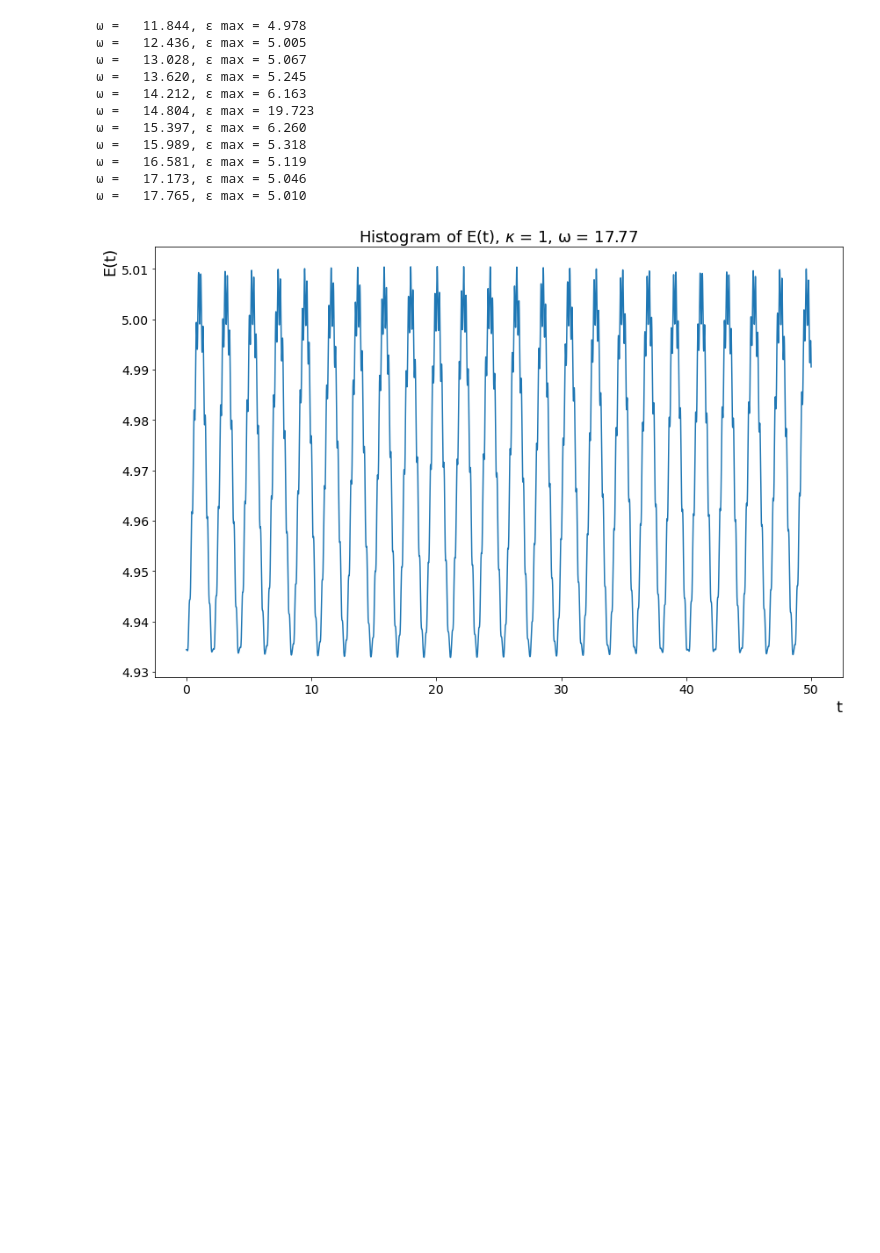
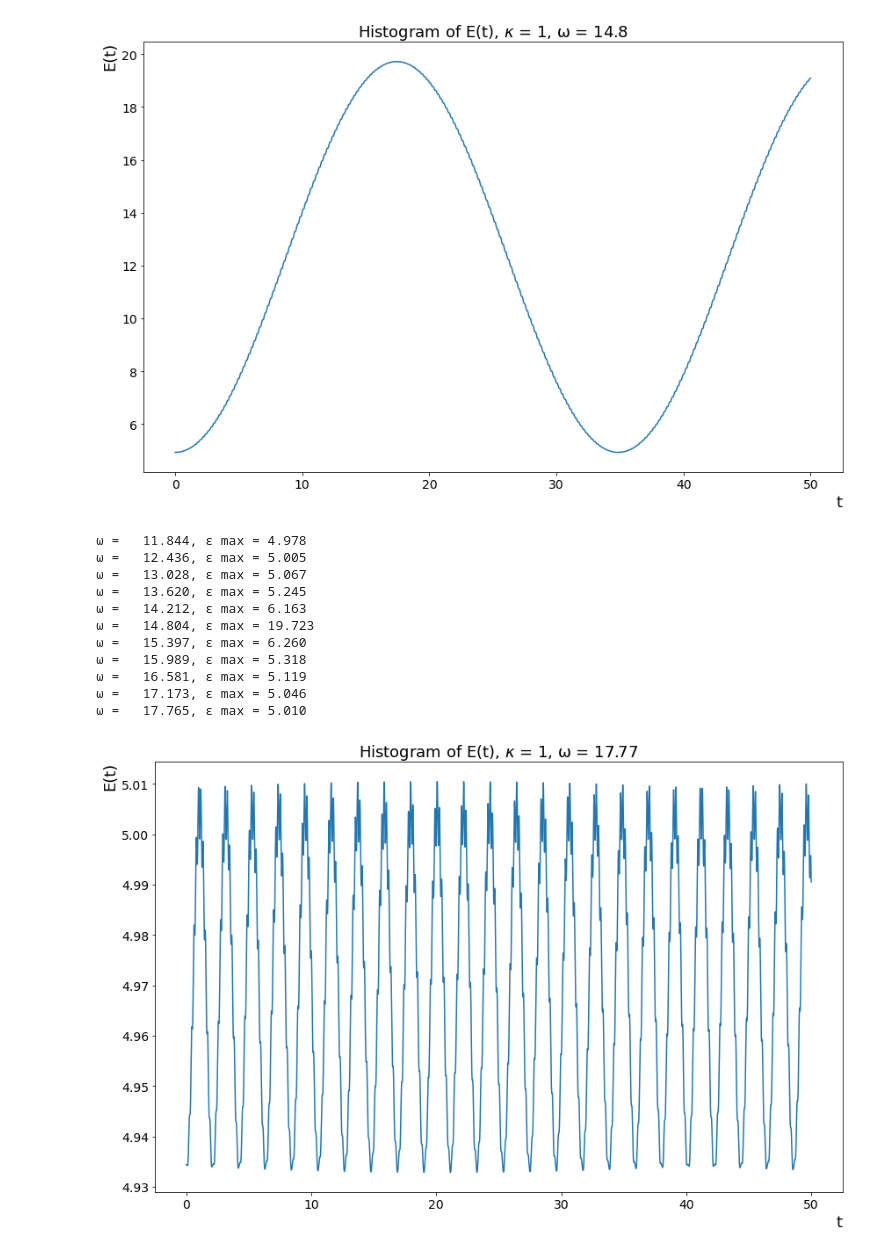
Before and after one commit to julnow/KMS, a Jupyter notebook: 3/kms3.ipynb, the cells around one changed output. Drawn from its saved outputs; the diff is of its cells as text; code cells hidden in the pictures; blank space fills up the shorter version.

```diff
--- a/3/kms3.ipynb
+++ b/3/kms3.ipynb
@@ -57,24 +57,27 @@ def simulation(ψ_r, ψ_i, τ):
     H_i = set_H(ψ_i, τ)
     return ψ_r, ψ_i, H_r, H_i
 # %%
+'''initial state'''
 ω = 3 * pi**2 / 2
 ψ_r = sqrt(2)*sin(n*pi*x)
 ψ_r[0] = ψ_r[N-1] = 0
 ψ_i = np.zeros_like(ψ_r)
 ψ_i[0] = ψ_i[N-1] = 0
 H_r = set_H(ψ_r, t0)
 H_i = set_H(ψ_i, t0)
 E = []
 T = []
 '''simulation'''
 for i in range(t):
     τ = dt * i
     ψ_r, ψ_i, H_r, H_i = simulation(ψ_r, ψ_i, τ)
     ϵ = dx*np.sum(ψ_r*H_r + ψ_i*H_i)
     E.append(ϵ)
     T.append(τ)
 info = '$κ$ = ' + str(κ) + ', ω = ' + str(round(ω, 2))
 histogram(E, T, 'Ε(t)', info, 0)
+# %% [output]
+[figure, added]
 # %%
 omegas = np.linspace(.8*ω, 1.2*ω, 11)
 epsilons = []
```
Also changed, not shown: parts of 2 cells of this notebook.
